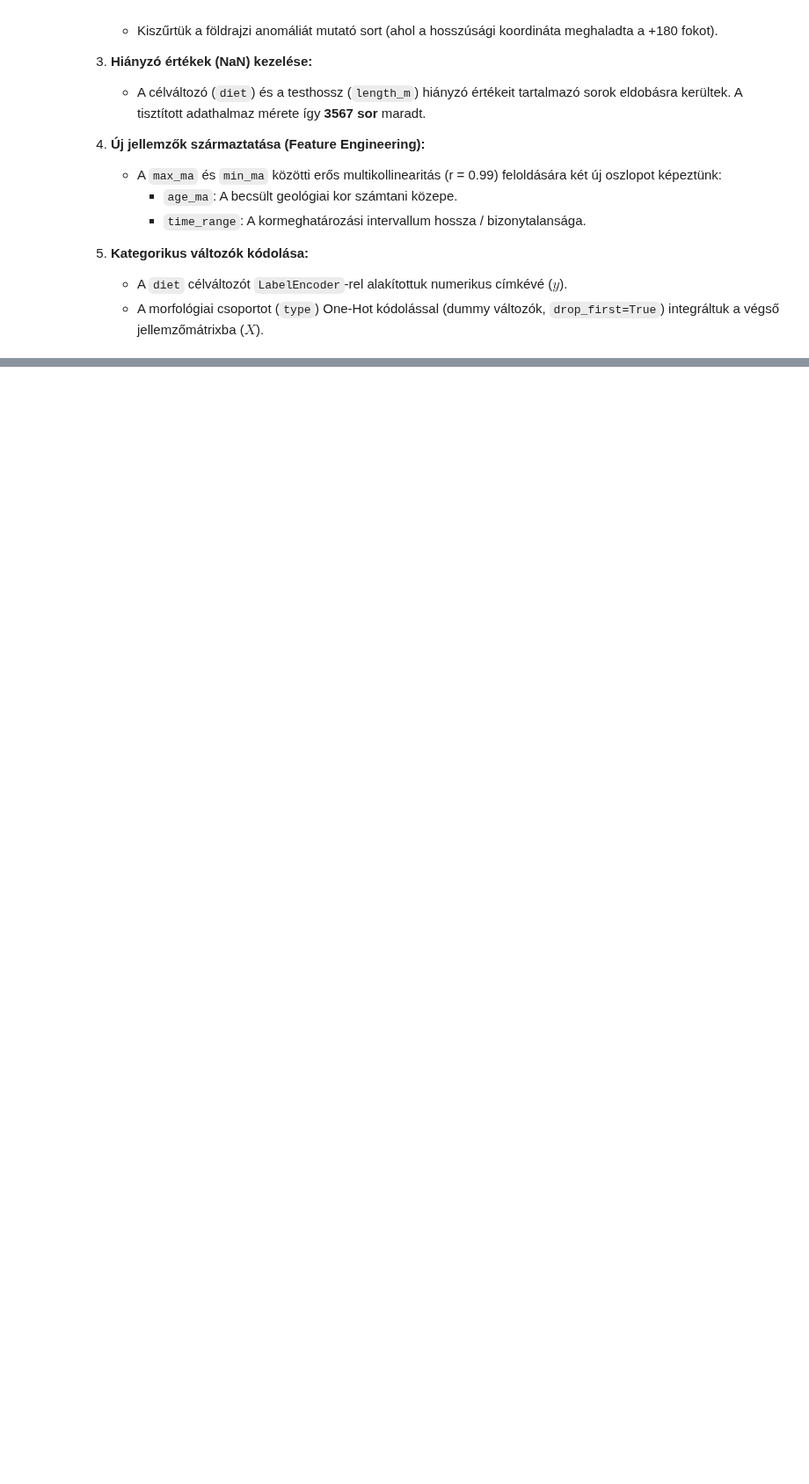
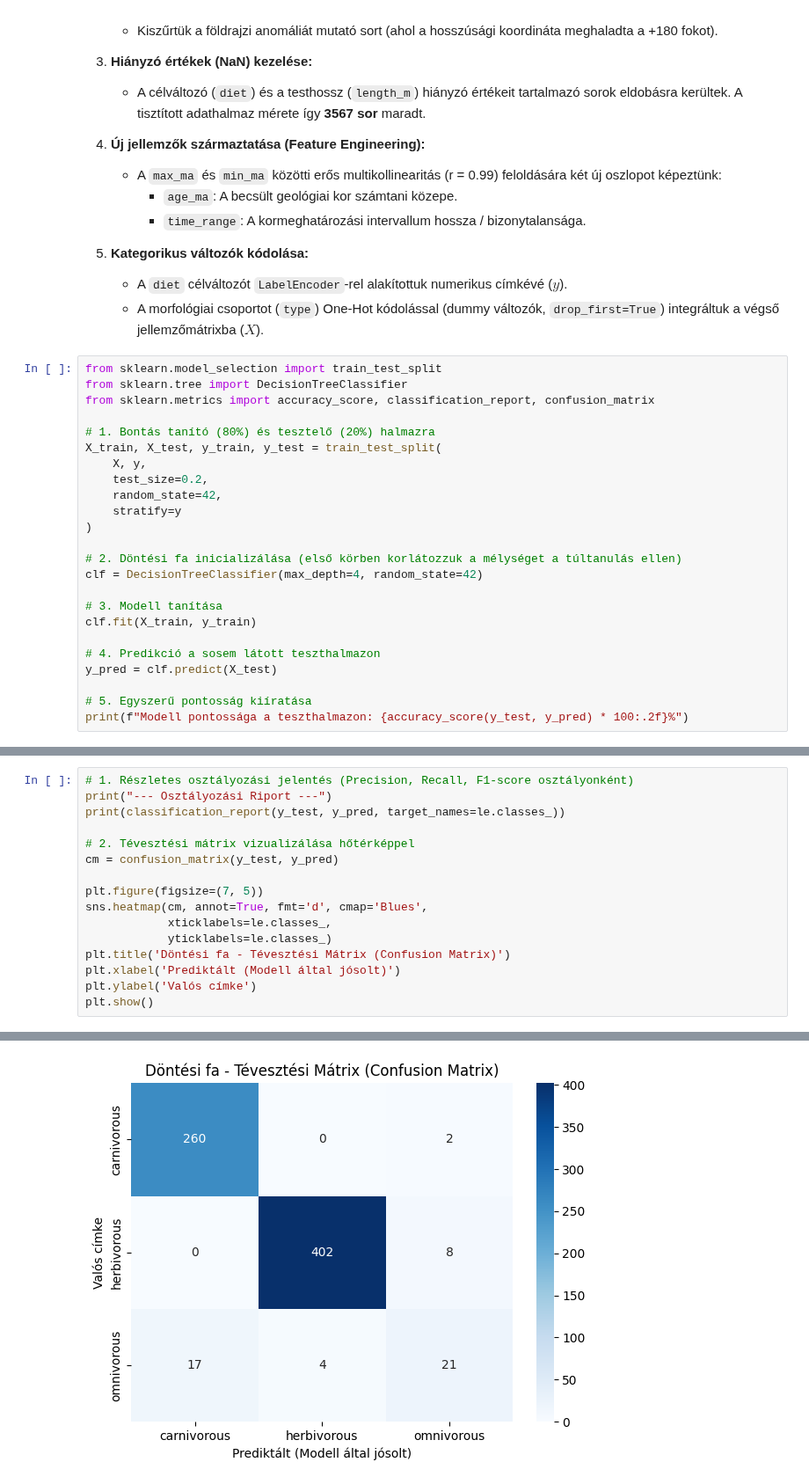
Before and after one commit to MTZBRN/dino-project, a Jupyter notebook: dino_project.ipynb, the cells around one changed output, grey strips where cells are left out. Shown at 88% size. Drawn from its saved outputs; the diff is of its cells as text; blank space fills up the shorter version.

Commit message:
feat: complete decision tree modeling and evaluation

```diff
--- a/dino_project.ipynb
+++ b/dino_project.ipynb
@@ -276,3 +282,27 @@ X alakja: (3567, 8)
 5. **Kategorikus változók kódolása:**
    - A `diet` célváltozót `LabelEncoder`-rel alakítottuk numerikus címkévé ($y$).
    - A morfológiai csoportot (`type`) One-Hot kódolással (dummy változók, `drop_first=True`) integráltuk a végső jellemzőmátrixba ($X$).
+# %%
+from sklearn.model_selection import train_test_split
+from sklearn.tree import DecisionTreeClassifier
+from sklearn.metrics import accuracy_score, classification_report, confusion_matrix
+
+# 1. Bontás tanító (80%) és tesztelő (20%) halmazra
+X_train, X_test, y_train, y_test = train_test_split(
+    X, y,
+    test_size=0.2,
+    random_state=42,
+    stratify=y
+)
+
+# 2. Döntési fa inicializálása (első körben korlátozzuk a mélységet a túltanulás ellen)
+clf = DecisionTreeClassifier(max_depth=4, random_state=42)
+
+# 3. Modell tanítása
+clf.fit(X_train, y_train)
+
+# 4. Predikció a sosem látott teszthalmazon
+y_pred = clf.predict(X_test)
+
+# 5. Egyszerű pontosság kiíratása
+print(f"Modell pontossága a teszthalmazon: {accuracy_score(y_test, y_pred) * 100:.2f}%")
@@ -278,0 +311,17 @@ X alakja: (3567, 8)
+# %%
+# 1. Részletes osztályozási jelentés (Precision, Recall, F1-score osztályonként)
+print("--- Osztályozási Riport ---")
+print(classification_report(y_test, y_pred, target_names=le.classes_))
+
+# 2. Tévesztési mátrix vizualizálása hőtérképpel
+cm = confusion_matrix(y_test, y_pred)
+
+plt.figure(figsize=(7, 5))
+sns.heatmap(cm, annot=True, fmt='d', cmap='Blues',
+            xticklabels=le.classes_,
+            yticklabels=le.classes_)
+plt.title('Döntési fa - Tévesztési Mátrix (Confusion Matrix)')
+plt.xlabel('Prediktált (Modell által jósolt)')
+plt.ylabel('Valós címke')
+plt.show()
+# %% [output]
@@ -278,0 +338 @@ X alakja: (3567, 8)
+[figure, added]
```
Also changed, not shown: parts of 11 cells of this notebook, 2 other files.
